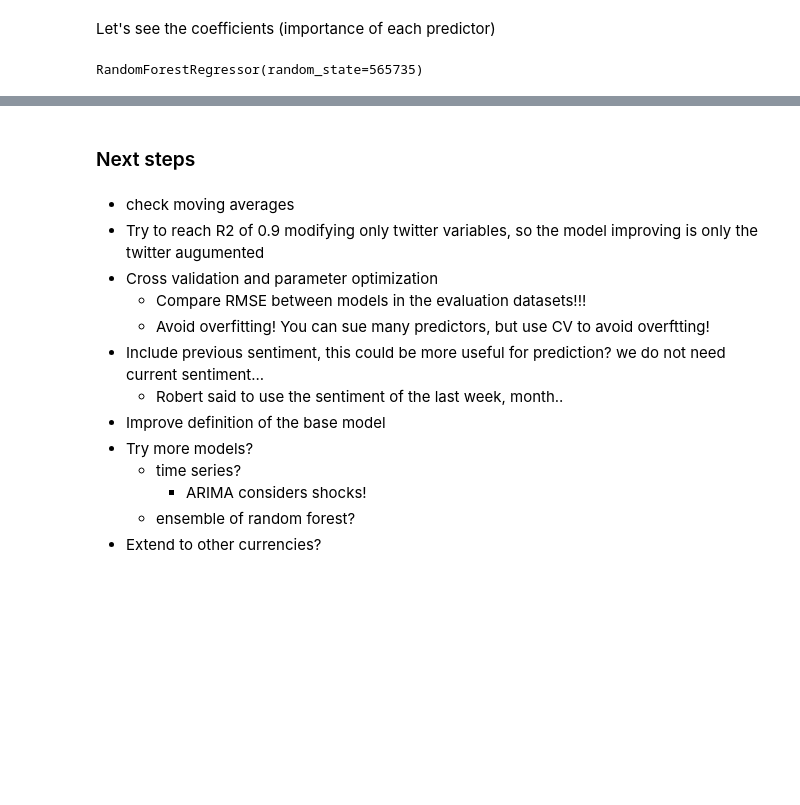
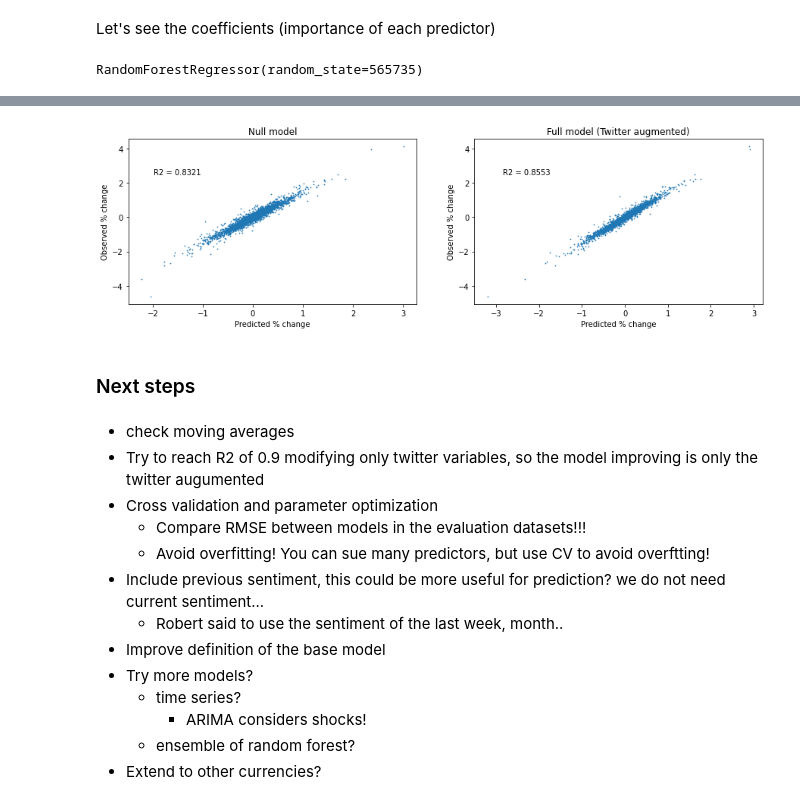
Before and after one commit to dtortosa/capstone_project, a Jupyter notebook: scripts/03_predicting_exchange_rate.ipynb, the cells around one changed output, grey strips where cells are left out. Drawn from its saved outputs; the diff is of its cells as text; code cells hidden in the pictures; blank space fills up the shorter version.

```diff
--- a/scripts/03_predicting_exchange_rate.ipynb
+++ b/scripts/03_predicting_exchange_rate.ipynb
@@ -277,3 +267,27 @@ Let's calculate the different in R2 between the two models in percentage:
+# %%
+#open a plot with two panels
+fig, (ax1, ax2) = plt.subplots(1,2, figsize=(15,4))
+
+#plot scatter against date and eur pricing
+ax1.scatter(x=null_model_pred, y=y, s=0.5)
+ax2.scatter(x=full_model_pred, y=y, s=0.5)
+
+#set titles and axes labels
+ax1.title.set_text("Null model")
+ax1.set_ylabel("Observed % change")
+ax1.set_xlabel("Predicted % change")
+ax2.title.set_text("Full model (Twitter augmented)")
+ax2.set_ylabel("Observed % change")
+ax2.set_xlabel("Predicted % change")
+
+#add R2
+ax1.text(0.17, 0.8, 'R2 = ' + str(np.round(metrics.r2_score(y, null_model_pred), 4)), horizontalalignment='center', verticalalignment='center', transform=ax1.transAxes)
+ax2.text(1.38, 0.8, 'R2 = ' + str(np.round(metrics.r2_score(y, full_model_pred), 4)), horizontalalignment='center', verticalalignment='center', transform=ax1.transAxes)
+
+#close
+plt.show()
+# %% [output]
+[figure, added]
 # %% [markdown]
 ### Next steps
 # %% [markdown]
```
Also changed, not shown: parts of 22 cells of this notebook, 3 other files.
